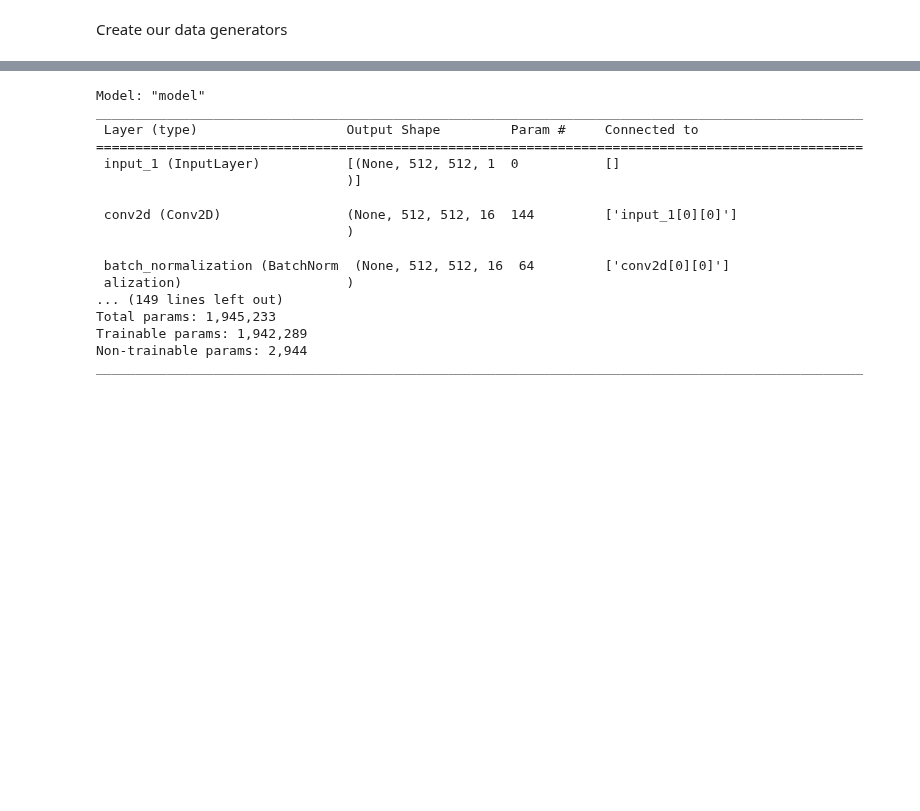
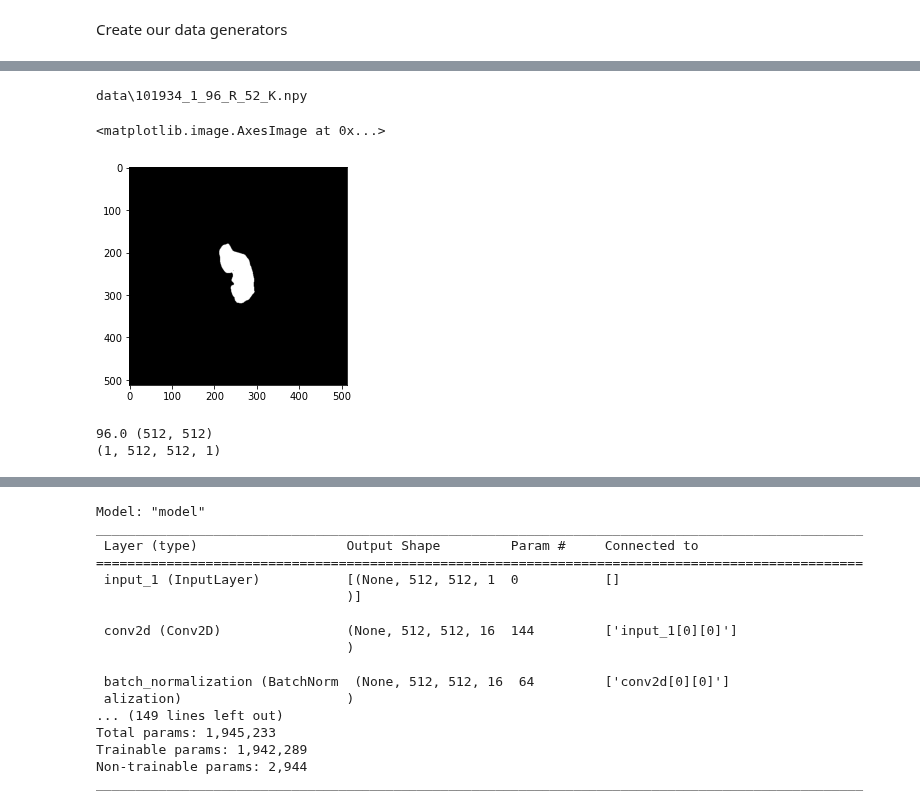
Before and after one commit to EmmaSchmidt2021/Kidney-Segmentation-Jupyter, a Jupyter notebook: (2) Model Training - Data Generator-Copy1.ipynb, the cells around one changed output, grey strips where cells are left out. Drawn from its saved outputs; the diff is of its cells as text; code cells hidden in the pictures; blank space fills up the shorter version.

```diff
--- a/(2) Model Training - Data Generator-Copy1.ipynb
+++ b/(2) Model Training - Data Generator-Copy1.ipynb
@@ -132,0 +200,19 @@ plt.imshow(X_img, cmap="gray")
+# %%
+lbl_fname = im_fname.replace('M.npy', 'K.npy')
+print(lbl_fname)
+lbl = np.load(lbl_fname)
+plt.imshow(lbl, cmap = 'gray')
+# %% [output]
+data\101934_1_96_R_52_K.npy
+<matplotlib.image.AxesImage at 0x...>
+[figure, added]
+# %%
+z = np.zeros([1,512,512,1])
+print(im.max(), im.shape)
+#z[0, ...,0] = im[...,0] ### results in blank
+z[0, ...,0] = im[...] ### here where I define the axis
+
+print(z.shape)
+# %% [output]
+96.0 (512, 512)
+(1, 512, 512, 1)
```
Also changed, not shown: parts of 19 cells of this notebook.
